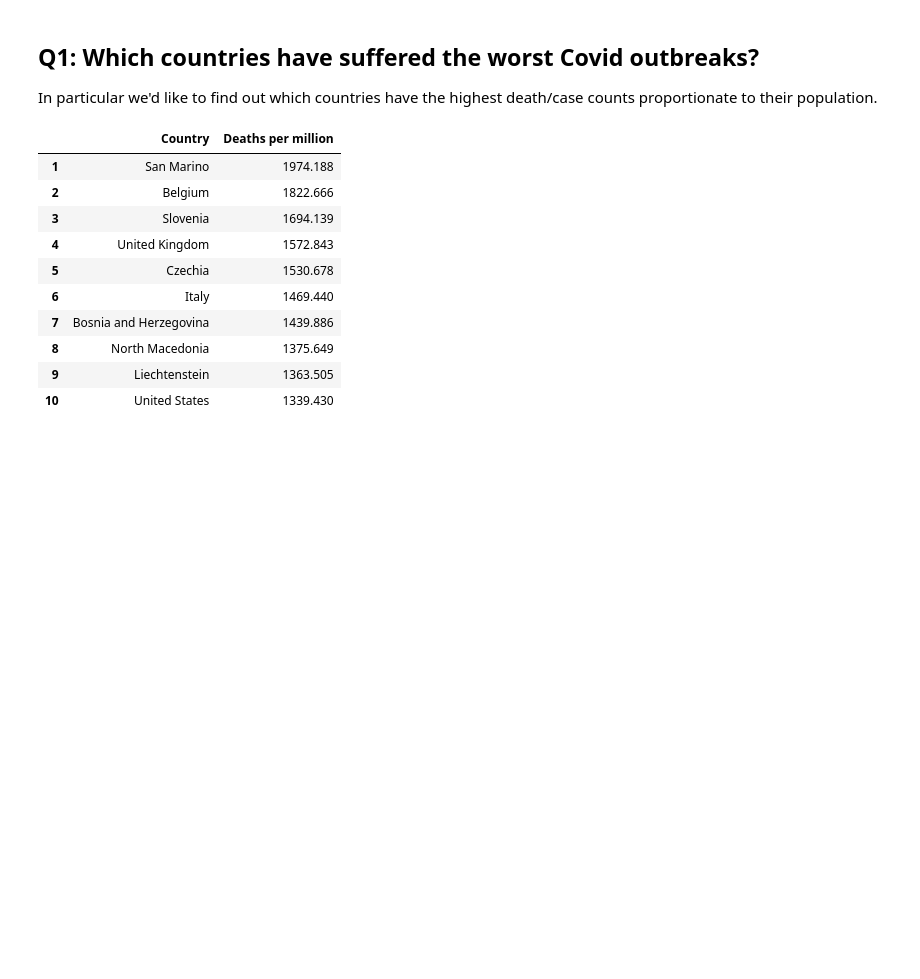
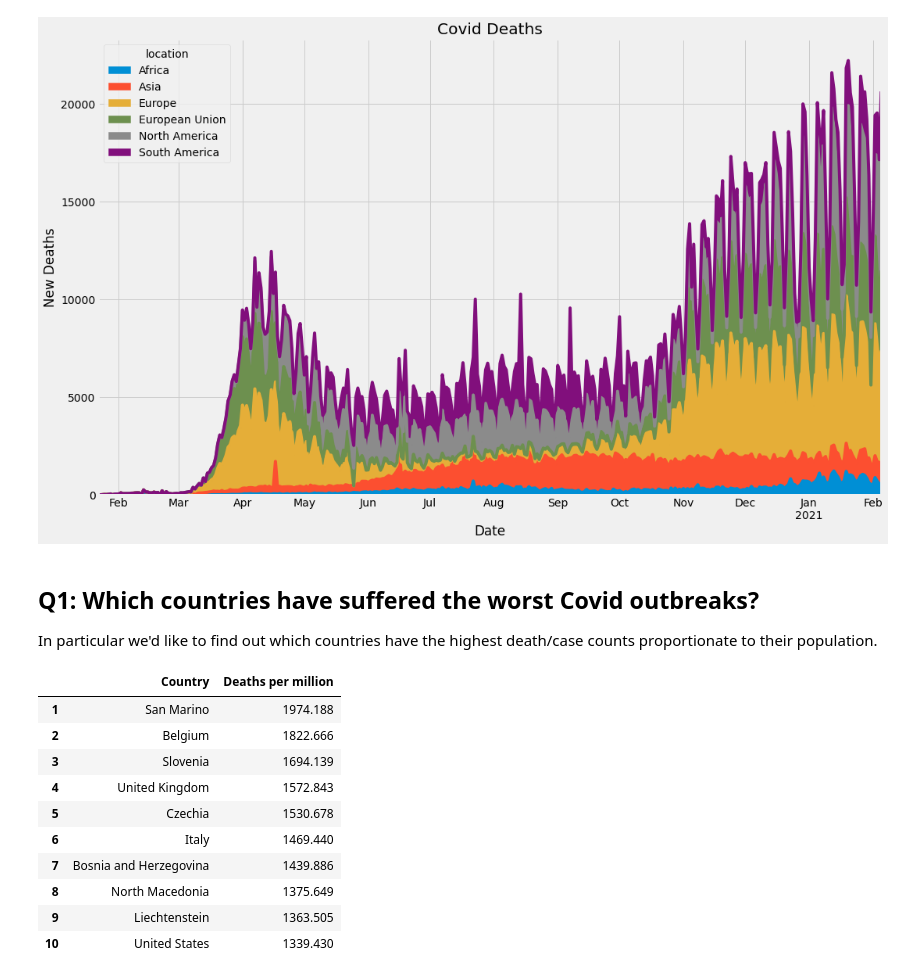
Before and after one commit to Stigant/Covid-Blog-Post, a Jupyter notebook: Covid Notebook.ipynb, the cells around one changed output. Drawn from its saved outputs; the diff is of its cells as text; code cells hidden in the pictures; blank space fills up the shorter version.

```diff
--- a/Covid Notebook.ipynb
+++ b/Covid Notebook.ipynb
@@ -45,4 +80,24 @@ def pull(country='', continent='', start=0, cols=default_fields):
     return df
+# %%
+df=pull(cols=['location','iso_code','new_deaths', 'new_cases'])
+df=df[df.iso_code.isna()].drop('iso_code', axis=1)
+df=df[df.location !='International']
+df=df.fillna(0)
+df.loc[df.new_deaths < 0, 'new_deaths'] =0
+df=df.reset_index()
+
+plt.style.use('fivethirtyeight')
+
+ndf=df.pivot_table(index='date',columns='location', values='new_deaths').fillna(0)
+ndf['Asia']=ndf['Asia']+ndf['Oceania']
+ndf=ndf.drop('Oceania', axis=1)
+
+ndf.plot.area(figsize=(16,10),
+             title='Covid Deaths',
+             xlabel='Date',
+             ylabel='New Deaths');
+# %% [output]
+[figure, added]
 # %% [markdown]
 <h2>Q1: Which countries have suffered the worst Covid outbreaks?</h2>
 In particular we'd like to find out which countries have the highest death/case counts proportionate to their population.
```
Also changed, not shown: parts of 18 cells of this notebook.
